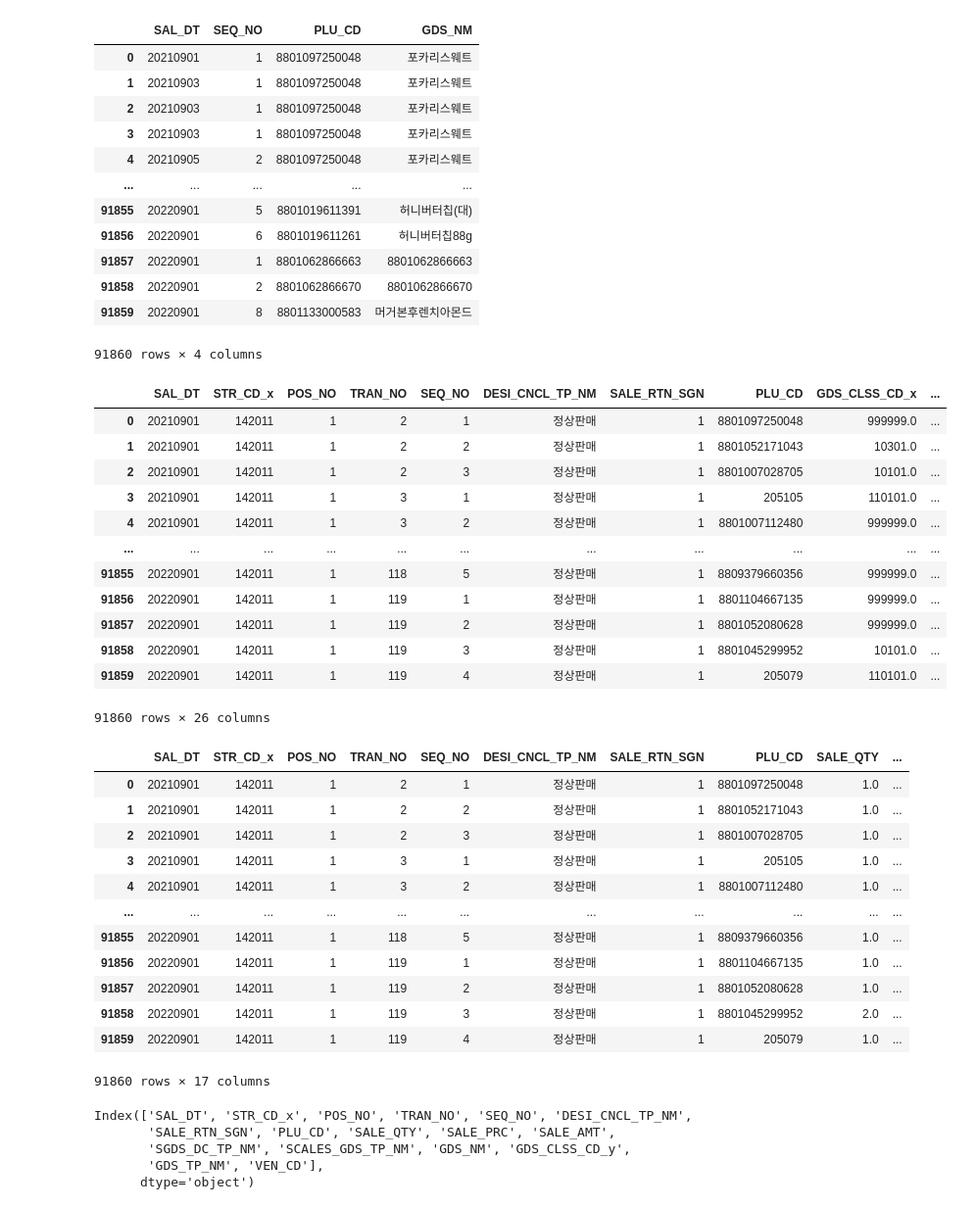
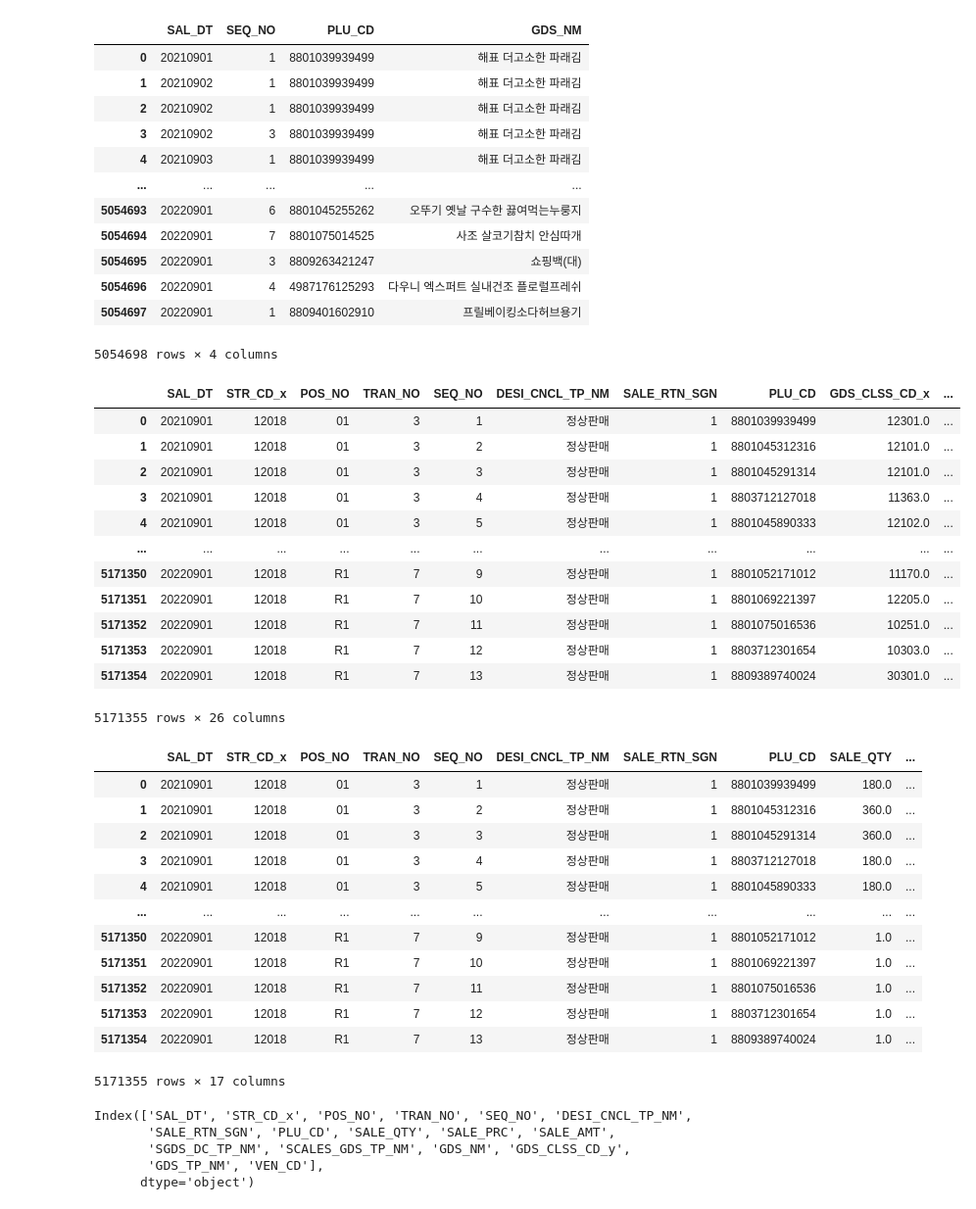
Before and after one commit to shinjangwoon/Store_Analysis, a Jupyter notebook: EDA/EDA_2.ipynb, the cells around one changed output. Shown at 98% size. Saved outputs shown, nothing was run; the diff lists cells and outputs as text; code cells hidden in the pictures.

```diff
--- a/EDA/EDA_2.ipynb
+++ b/EDA/EDA_2.ipynb
@@ -4,7 +9,7 @@ import matplotlib.pyplot as plt
 import seaborn as sns
 import warnings
 warnings.filterwarnings('ignore')
-path='../data/'
+path='/content/drive/MyDrive/Colab Notebooks/Retail/data/'
 gds_a = pd.read_csv(path+'gds_a.csv')
 gds_b = pd.read_csv(path+'gds_b.csv')
 gds_c = pd.read_csv(path+'gds_c.csv')
@@ -52,56 +57,56 @@ tr_dtl_list_c
 # %%
-c_mer = pd.merge(tr_dtl_list_c[['SAL_DT','SEQ_NO', 'PLU_CD']],gds_c[['PLU_CD', 'GDS_NM']])
-c_mer
+a_mer = pd.merge(tr_dtl_list_a[['SAL_DT','SEQ_NO', 'PLU_CD']],gds_a[['PLU_CD', 'GDS_NM']])
+a_mer
 # %% [output]
 |  | SAL_DT | SEQ_NO | PLU_CD | GDS_NM |
-| 0 | 20210901 | 1 | 8801097250048 | 포카리스웨트 |
-| 1 | 20210903 | 1 | 8801097250048 | 포카리스웨트 |
-| 2 | 20210903 | 1 | 8801097250048 | 포카리스웨트 |
-| 3 | 20210903 | 1 | 8801097250048 | 포카리스웨트 |
-| 4 | 20210905 | 2 | 8801097250048 | 포카리스웨트 |
+| 0 | 20210901 | 1 | 8801039939499 | 해표 더고소한 파래김 |
+| 1 | 20210902 | 1 | 8801039939499 | 해표 더고소한 파래김 |
+| 2 | 20210902 | 1 | 8801039939499 | 해표 더고소한 파래김 |
+| 3 | 20210902 | 3 | 8801039939499 | 해표 더고소한 파래김 |
+| 4 | 20210903 | 1 | 8801039939499 | 해표 더고소한 파래김 |
 | ... | ... | ... | ... | ... |
-| 91855 | 20220901 | 5 | 8801019611391 | 허니버터칩(대) |
-| 91856 | 20220901 | 6 | 8801019611261 | 허니버터칩88g |
-| 91857 | 20220901 | 1 | 8801062866663 | 8801062866663 |
-| 91858 | 20220901 | 2 | 8801062866670 | 8801062866670 |
-| 91859 | 20220901 | 8 | 8801133000583 | 머거본후렌치아몬드 |
+| 5054693 | 20220901 | 6 | 8801045255262 | 오뚜기 옛날 구수한 끓여먹는누룽지 |
+| 5054694 | 20220901 | 7 | 8801075014525 | 사조 살코기참치 안심따개 |
+| 5054695 | 20220901 | 3 | 8809263421247 | 쇼핑백(대) |
+| 5054696 | 20220901 | 4 | 4987176125293 | 다우니 엑스퍼트 실내건조 플로럴프레쉬 |
+| 5054697 | 20220901 | 1 | 8809401602910 | 프릴베이킹소다허브용기 |
-91860 rows × 4 columns
+5054698 rows × 4 columns
 # %%
-dtl_copy = tr_dtl_list_c.copy()
+dtl_copy = tr_dtl_list_a.copy()
 # %%
-dtl_mer = pd.merge(dtl_copy, gds_c, how='left', on='PLU_CD')
+dtl_mer = pd.merge(dtl_copy, gds_a, how='left', on='PLU_CD')
 dtl_mer
 # %% [output]
 |  | SAL_DT | STR_CD_x | POS_NO | TRAN_NO | SEQ_NO | DESI_CNCL_TP_NM | SALE_RTN_SGN | PLU_CD | GDS_CLSS_CD_x | ... |
-| 0 | 20210901 | 142011 | 1 | 2 | 1 | 정상판매 | 1 | 8801097250048 | 999999.0 | ... |
-| 1 | 20210901 | 142011 | 1 | 2 | 2 | 정상판매 | 1 | 8801052171043 | 10301.0 | ... |
-| 2 | 20210901 | 142011 | 1 | 2 | 3 | 정상판매 | 1 | 8801007028705 | 10101.0 | ... |
-| 3 | 20210901 | 142011 | 1 | 3 | 1 | 정상판매 | 1 | 205105 | 110101.0 | ... |
-| 4 | 20210901 | 142011 | 1 | 3 | 2 | 정상판매 | 1 | 8801007112480 | 999999.0 | ... |
+| 0 | 20210901 | 12018 | 01 | 3 | 1 | 정상판매 | 1 | 8801039939499 | 12301.0 | ... |
+| 1 | 20210901 | 12018 | 01 | 3 | 2 | 정상판매 | 1 | 8801045312316 | 12101.0 | ... |
+| 2 | 20210901 | 12018 | 01 | 3 | 3 | 정상판매 | 1 | 8801045291314 | 12101.0 | ... |
+| 3 | 20210901 | 12018 | 01 | 3 | 4 | 정상판매 | 1 | 8803712127018 | 11363.0 | ... |
+| 4 | 20210901 | 12018 | 01 | 3 | 5 | 정상판매 | 1 | 8801045890333 | 12102.0 | ... |
 | ... | ... | ... | ... | ... | ... | ... | ... | ... | ... | ... |
-| 91855 | 20220901 | 142011 | 1 | 118 | 5 | 정상판매 | 1 | 8809379660356 | 999999.0 | ... |
-| 91856 | 20220901 | 142011 | 1 | 119 | 1 | 정상판매 | 1 | 8801104667135 | 999999.0 | ... |
-| 91857 | 20220901 | 142011 | 1 | 119 | 2 | 정상판매 | 1 | 8801052080628 | 999999.0 | ... |
-| 91858 | 20220901 | 142011 | 1 | 119 | 3 | 정상판매 | 1 | 8801045299952 | 10101.0 | ... |
-| 91859 | 20220901 | 142011 | 1 | 119 | 4 | 정상판매 | 1 | 205079 | 110101.0 | ... |
+| 5171350 | 20220901 | 12018 | R1 | 7 | 9 | 정상판매 | 1 | 8801052171012 | 11170.0 | ... |
+| 5171351 | 20220901 | 12018 | R1 | 7 | 10 | 정상판매 | 1 | 8801069221397 | 12205.0 | ... |
+| 5171352 | 20220901 | 12018 | R1 | 7 | 11 | 정상판매 | 1 | 8801075016536 | 10251.0 | ... |
+| 5171353 | 20220901 | 12018 | R1 | 7 | 12 | 정상판매 | 1 | 8803712301654 | 10303.0 | ... |
+| 5171354 | 20220901 | 12018 | R1 | 7 | 13 | 정상판매 | 1 | 8809389740024 | 30301.0 | ... |
-91860 rows × 26 columns
+5171355 rows × 26 columns
 # %%
 dtl_mer.drop(['CO_CD', 'STR_CD_y', 'GDS_CLSS_CD_x','SGDS_DC_PRC', 'SUBTOT_DC_AMT', 'EVT_DC_AMT', 'CPON_DC_AMT','GDS_CPON_DC_AMT','BASKET_CPON_DC_AMT'], axis=1, inplace=True)
 dtl_mer
 # %% [output]
 |  | SAL_DT | STR_CD_x | POS_NO | TRAN_NO | SEQ_NO | DESI_CNCL_TP_NM | SALE_RTN_SGN | PLU_CD | SALE_QTY | ... |
-| 0 | 20210901 | 142011 | 1 | 2 | 1 | 정상판매 | 1 | 8801097250048 | 1.0 | ... |
-| 1 | 20210901 | 142011 | 1 | 2 | 2 | 정상판매 | 1 | 8801052171043 | 1.0 | ... |
-| 2 | 20210901 | 142011 | 1 | 2 | 3 | 정상판매 | 1 | 8801007028705 | 1.0 | ... |
-| 3 | 20210901 | 142011 | 1 | 3 | 1 | 정상판매 | 1 | 205105 | 1.0 | ... |
-| 4 | 20210901 | 142011 | 1 | 3 | 2 | 정상판매 | 1 | 8801007112480 | 1.0 | ... |
+| 0 | 20210901 | 12018 | 01 | 3 | 1 | 정상판매 | 1 | 8801039939499 | 180.0 | ... |
+| 1 | 20210901 | 12018 | 01 | 3 | 2 | 정상판매 | 1 | 8801045312316 | 360.0 | ... |
+| 2 | 20210901 | 12018 | 01 | 3 | 3 | 정상판매 | 1 | 8801045291314 | 360.0 | ... |
+| 3 | 20210901 | 12018 | 01 | 3 | 4 | 정상판매 | 1 | 8803712127018 | 180.0 | ... |
+| 4 | 20210901 | 12018 | 01 | 3 | 5 | 정상판매 | 1 | 8801045890333 | 180.0 | ... |
 | ... | ... | ... | ... | ... | ... | ... | ... | ... | ... | ... |
-| 91855 | 20220901 | 142011 | 1 | 118 | 5 | 정상판매 | 1 | 8809379660356 | 1.0 | ... |
-| 91856 | 20220901 | 142011 | 1 | 119 | 1 | 정상판매 | 1 | 8801104667135 | 1.0 | ... |
-| 91857 | 20220901 | 142011 | 1 | 119 | 2 | 정상판매 | 1 | 8801052080628 | 1.0 | ... |
-| 91858 | 20220901 | 142011 | 1 | 119 | 3 | 정상판매 | 1 | 8801045299952 | 2.0 | ... |
-| 91859 | 20220901 | 142011 | 1 | 119 | 4 | 정상판매 | 1 | 205079 | 1.0 | ... |
+| 5171350 | 20220901 | 12018 | R1 | 7 | 9 | 정상판매 | 1 | 8801052171012 | 1.0 | ... |
+| 5171351 | 20220901 | 12018 | R1 | 7 | 10 | 정상판매 | 1 | 8801069221397 | 1.0 | ... |
+| 5171352 | 20220901 | 12018 | R1 | 7 | 11 | 정상판매 | 1 | 8801075016536 | 1.0 | ... |
+| 5171353 | 20220901 | 12018 | R1 | 7 | 12 | 정상판매 | 1 | 8803712301654 | 1.0 | ... |
+| 5171354 | 20220901 | 12018 | R1 | 7 | 13 | 정상판매 | 1 | 8809389740024 | 1.0 | ... |
-91860 rows × 17 columns
+5171355 rows × 17 columns
 # %%
 dtl_mer.columns
 # %% [output]
```
Also changed, not shown: parts of 44 cells of this notebook.
